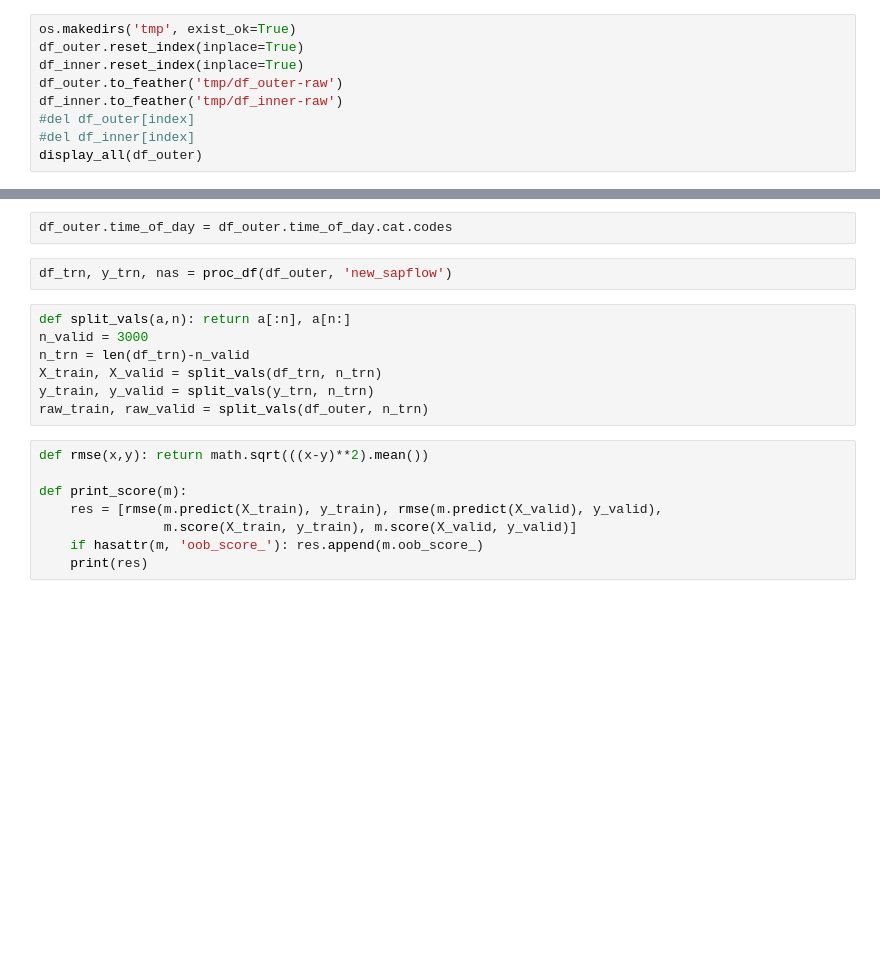
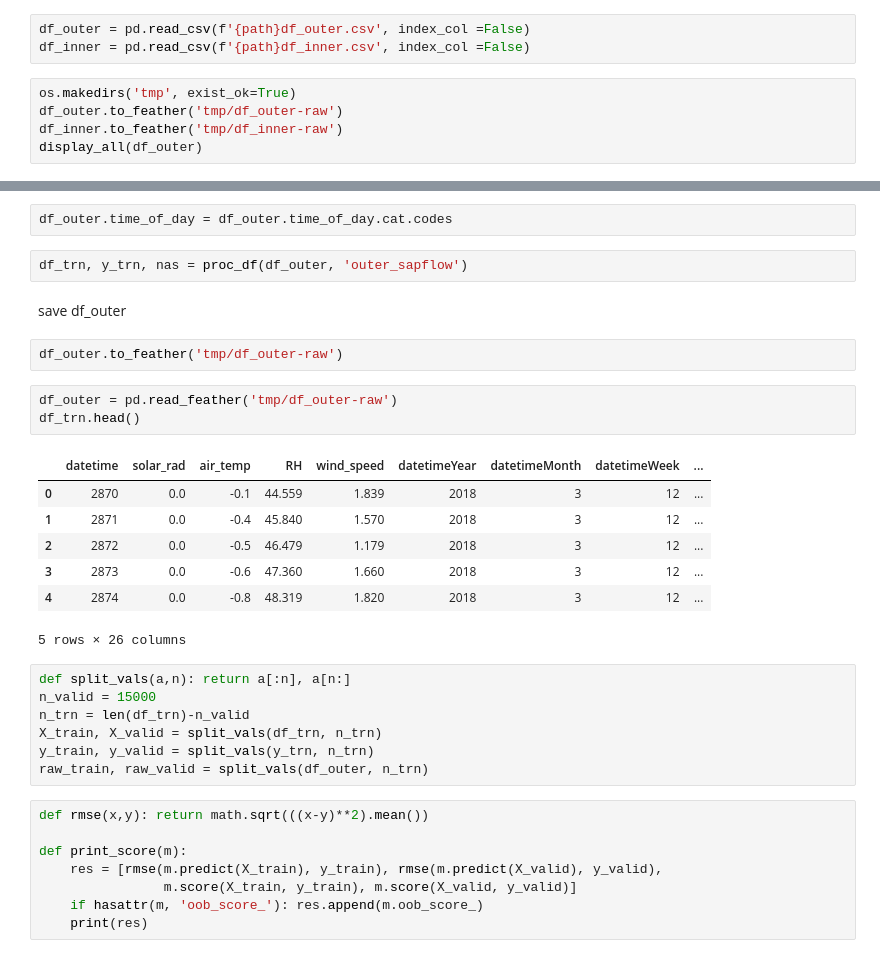
Before and after one commit to pua2/sapflow, a Jupyter notebook: fastai/courses/ml1/sapflow.ipynb, the cells around one changed output, grey strips where cells are left out. Cells and saved outputs as stored; diff of their text form; blank space fills up the shorter version.

```diff
--- a/fastai/courses/ml1/sapflow.ipynb
+++ b/fastai/courses/ml1/sapflow.ipynb
@@ -106,10 +151,9 @@ df_outer.read_csv()
+# %%
+df_outer = pd.read_csv(f'{path}df_outer.csv', index_col =False)
+df_inner = pd.read_csv(f'{path}df_inner.csv', index_col =False)
 # %%
 os.makedirs('tmp', exist_ok=True)
-df_outer.reset_index(inplace=True)
-df_inner.reset_index(inplace=True)
 df_outer.to_feather('tmp/df_outer-raw')
 df_inner.to_feather('tmp/df_inner-raw')
-#del df_outer[index]
-#del df_inner[index]
 display_all(df_outer)
 # %% [output]
@@ -150,10 +189,25 @@ df_outer.time_of_day.cat.set_categories(['morning', 'afternoon', 'evening', 'nig
 # %%
 df_outer.time_of_day = df_outer.time_of_day.cat.codes
 # %%
-df_trn, y_trn, nas = proc_df(df_outer, 'new_sapflow')
+df_trn, y_trn, nas = proc_df(df_outer, 'outer_sapflow')
+# %% [markdown]
+save df_outer
+# %%
+df_outer.to_feather('tmp/df_outer-raw')
+# %%
+df_outer = pd.read_feather('tmp/df_outer-raw')
+df_trn.head()
+# %% [output]
+|  | datetime | solar_rad | air_temp | RH | wind_speed | datetimeYear | datetimeMonth | datetimeWeek | ... |
+| 0 | 2870 | 0.0 | -0.1 | 44.559 | 1.839 | 2018 | 3 | 12 | ... |
+| 1 | 2871 | 0.0 | -0.4 | 45.840 | 1.570 | 2018 | 3 | 12 | ... |
+| 2 | 2872 | 0.0 | -0.5 | 46.479 | 1.179 | 2018 | 3 | 12 | ... |
+| 3 | 2873 | 0.0 | -0.6 | 47.360 | 1.660 | 2018 | 3 | 12 | ... |
+| 4 | 2874 | 0.0 | -0.8 | 48.319 | 1.820 | 2018 | 3 | 12 | ... |
+5 rows × 26 columns
 # %%
 def split_vals(a,n): return a[:n], a[n:]
-n_valid = 3000
+n_valid = 15000
 n_trn = len(df_trn)-n_valid
 X_train, X_valid = split_vals(df_trn, n_trn)
 y_train, y_valid = split_vals(y_trn, n_trn)
```
Also changed, not shown: parts of 19 cells of this notebook.
